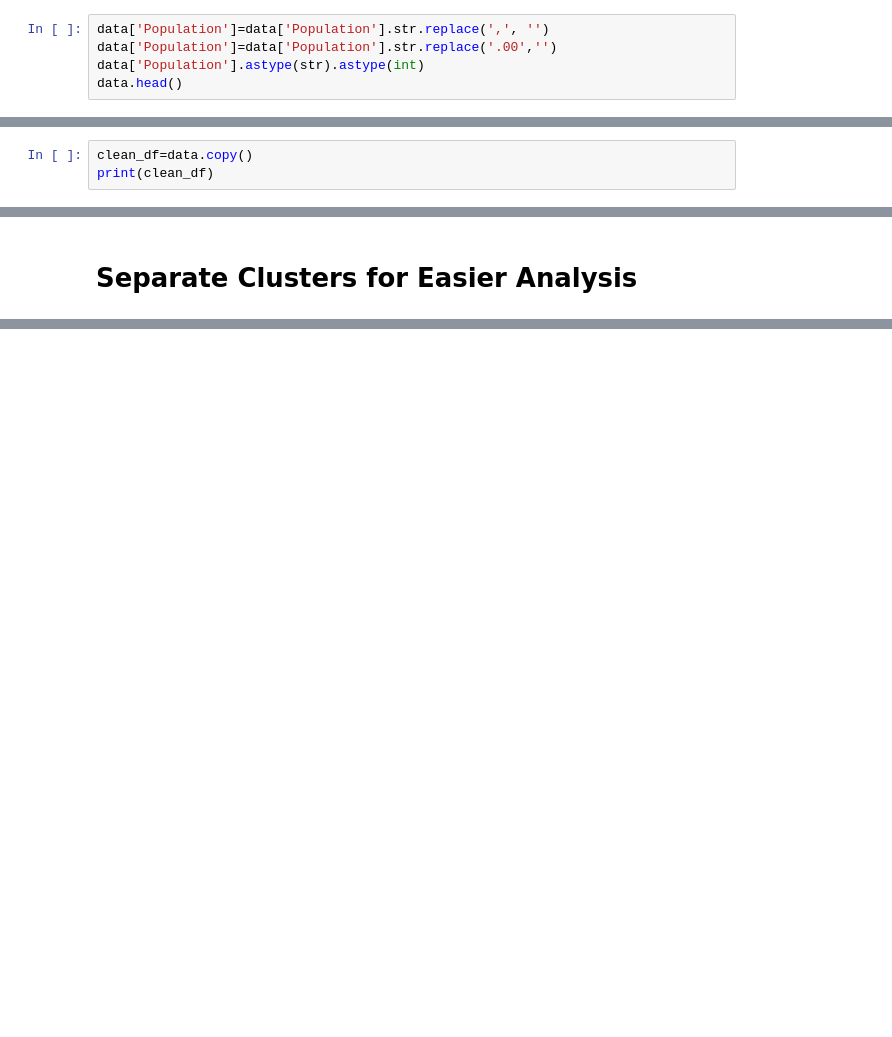
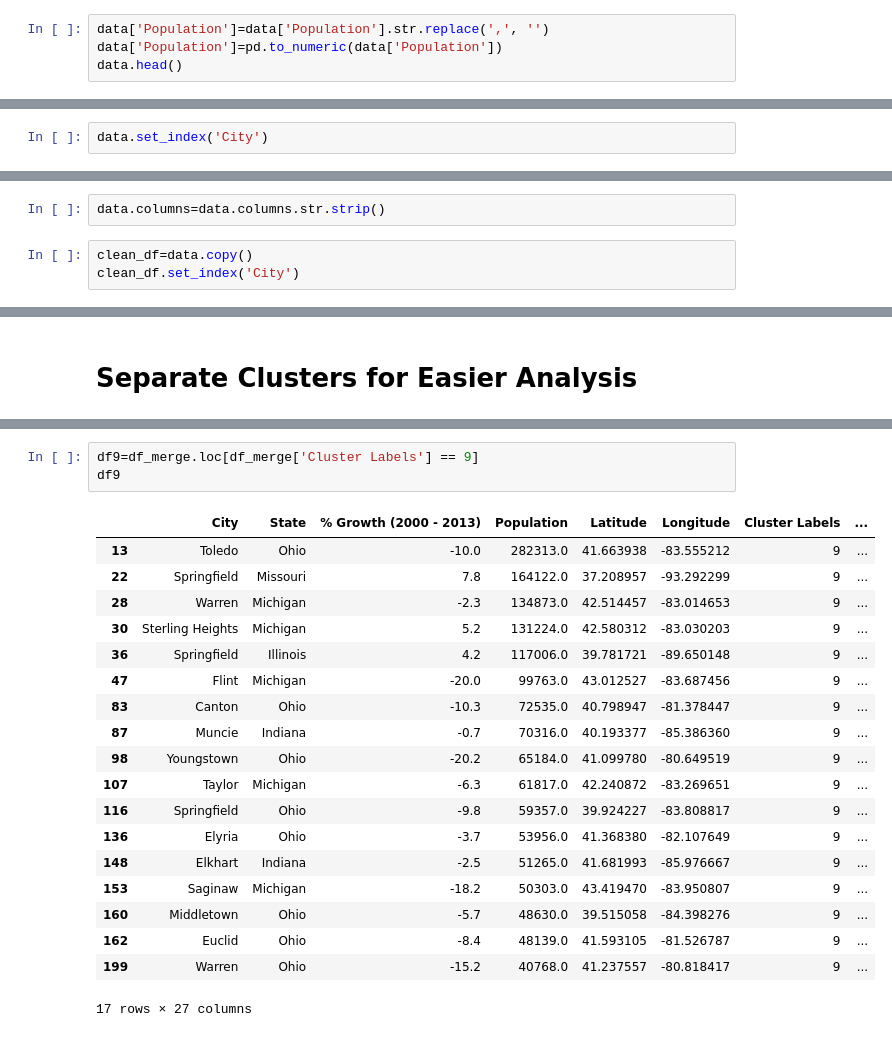
Before and after one commit to Chrisbutz20/Coursera_Capstone, a Jupyter notebook: Coursera_Capstone.ipynb, the cells around one changed output, grey strips where cells are left out. Cells and saved outputs as stored; diff of their text form; blank space fills up the shorter version.

```diff
--- a/Coursera_Capstone.ipynb
+++ b/Coursera_Capstone.ipynb
@@ -35,5 +55,4 @@ data.columns
 # %%
 data['Population']=data['Population'].str.replace(',', '')
-data['Population']=data['Population'].str.replace('.00','')
-data['Population'].astype(str).astype(int)
+data['Population']=pd.to_numeric(data['Population'])
 data.head()
@@ -44,0 +66,2 @@ spectrum=({'lg_dec':range(-100,-25)},{'md_dec':range(-25,-15)},{'sm_dec':range(-
+# %%
+data.set_index('City')
@@ -45,3 +112,5 @@ spectrum=({'lg_dec':range(-100,-25)},{'md_dec':range(-25,-15)},{'sm_dec':range(-
+# %%
+data.columns=data.columns.str.strip()
 # %%
 clean_df=data.copy()
-print(clean_df)
+clean_df.set_index('City')
@@ -265,0 +913,23 @@ df_merge.loc[df_merge['Cluster Labels'] == 10]
+# %%
+df9=df_merge.loc[df_merge['Cluster Labels'] == 9]
+df9
+# %% [output]
+|  | City | State | % Growth (2000 - 2013) | Population | Latitude | Longitude | Cluster Labels | ... |
+| 13 | Toledo | Ohio | -10.0 | 282313.0 | 41.663938 | -83.555212 | 9 | ... |
+| 22 | Springfield | Missouri | 7.8 | 164122.0 | 37.208957 | -93.292299 | 9 | ... |
+| 28 | Warren | Michigan | -2.3 | 134873.0 | 42.514457 | -83.014653 | 9 | ... |
+| 30 | Sterling Heights | Michigan | 5.2 | 131224.0 | 42.580312 | -83.030203 | 9 | ... |
+| 36 | Springfield | Illinois | 4.2 | 117006.0 | 39.781721 | -89.650148 | 9 | ... |
+| 47 | Flint | Michigan | -20.0 | 99763.0 | 43.012527 | -83.687456 | 9 | ... |
+| 83 | Canton | Ohio | -10.3 | 72535.0 | 40.798947 | -81.378447 | 9 | ... |
+| 87 | Muncie | Indiana | -0.7 | 70316.0 | 40.193377 | -85.386360 | 9 | ... |
+| 98 | Youngstown | Ohio | -20.2 | 65184.0 | 41.099780 | -80.649519 | 9 | ... |
+| 107 | Taylor | Michigan | -6.3 | 61817.0 | 42.240872 | -83.269651 | 9 | ... |
+| 116 | Springfield | Ohio | -9.8 | 59357.0 | 39.924227 | -83.808817 | 9 | ... |
+| 136 | Elyria | Ohio | -3.7 | 53956.0 | 41.368380 | -82.107649 | 9 | ... |
+| 148 | Elkhart | Indiana | -2.5 | 51265.0 | 41.681993 | -85.976667 | 9 | ... |
+| 153 | Saginaw | Michigan | -18.2 | 50303.0 | 43.419470 | -83.950807 | 9 | ... |
+| 160 | Middletown | Ohio | -5.7 | 48630.0 | 39.515058 | -84.398276 | 9 | ... |
+| 162 | Euclid | Ohio | -8.4 | 48139.0 | 41.593105 | -81.526787 | 9 | ... |
+| 199 | Warren | Ohio | -15.2 | 40768.0 | 41.237557 | -80.818417 | 9 | ... |
+17 rows × 27 columns
```
Also changed, not shown: parts of 67 cells of this notebook.
